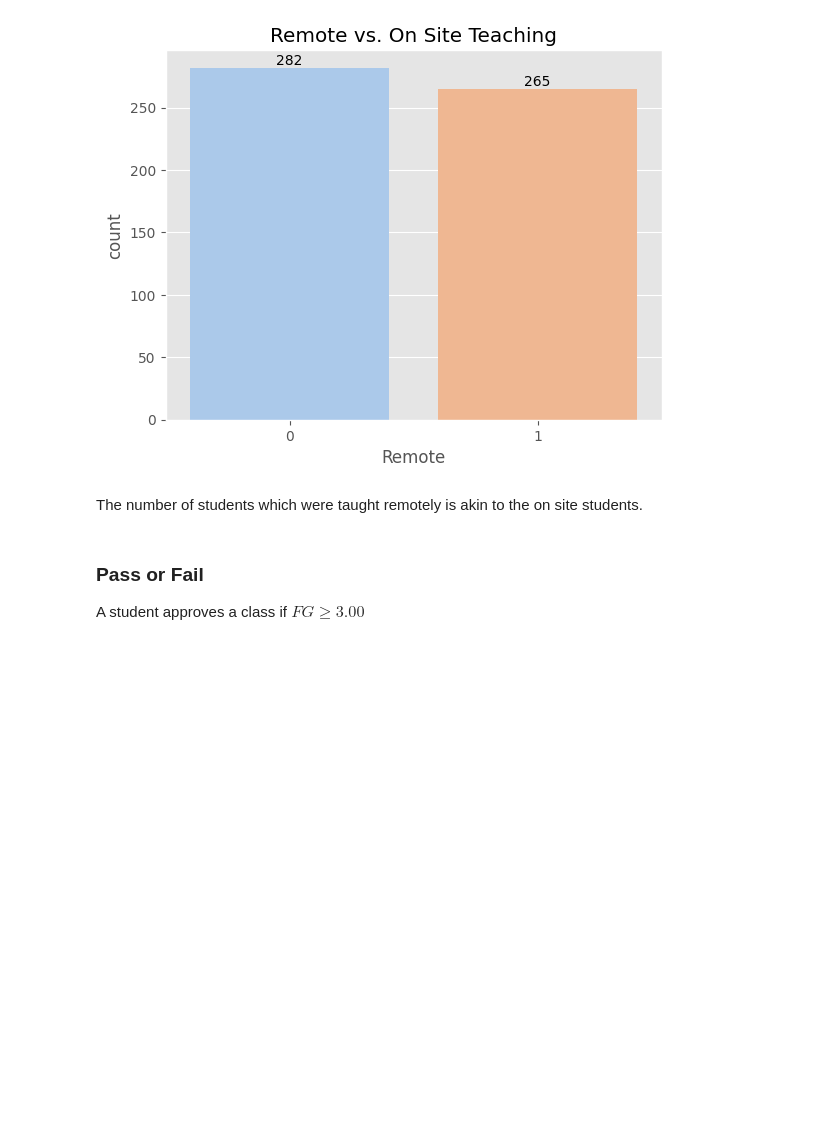
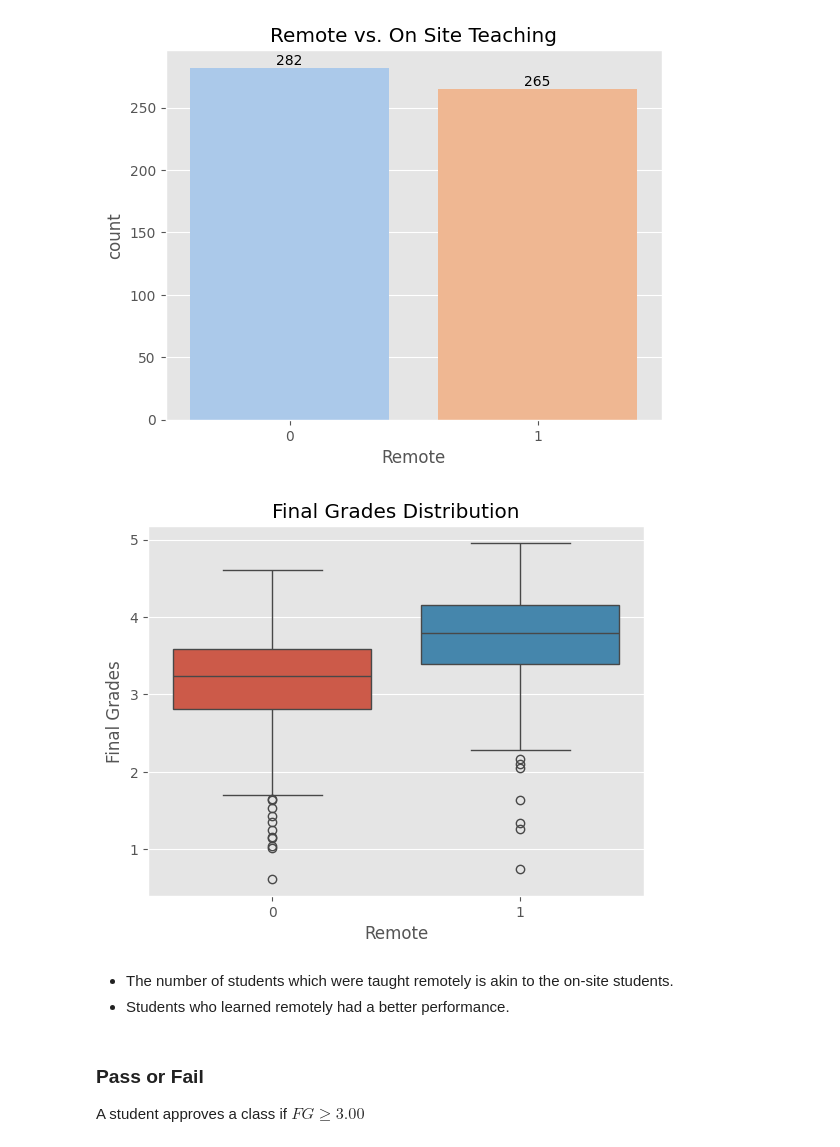
Before and after one commit to alejo1630/grades_college_analysis, a Jupyter notebook: grades.ipynb, the cells around one changed output. Saved outputs shown, nothing was run; the diff lists cells and outputs as text; code cells hidden in the pictures; blank space fills up the shorter version.

```diff
--- a/grades.ipynb
+++ b/grades.ipynb
@@ -285,8 +290,18 @@ plt.title("Remote vs. On Site Teaching")
 plt.show()
 # %% [output]
 [figure]
+# %%
+sns.boxplot(data = df, x = "Remote", y = "FG", hue = "Remote", legend = False)
+
+plt.ylabel("Final Grades")
+plt.title("Final Grades Distribution")
+
+plt.show()
+# %% [output]
+[figure, added]
 # %% [markdown]
-The number of students which were taught remotely is akin to the on site students.
+* The number of students which were taught remotely is akin to the on-site students.
+* Students who learned remotely had a better performance.
 # %% [markdown]
 ### Pass or Fail
 
```
Also changed, not shown: parts of 46 cells of this notebook.
